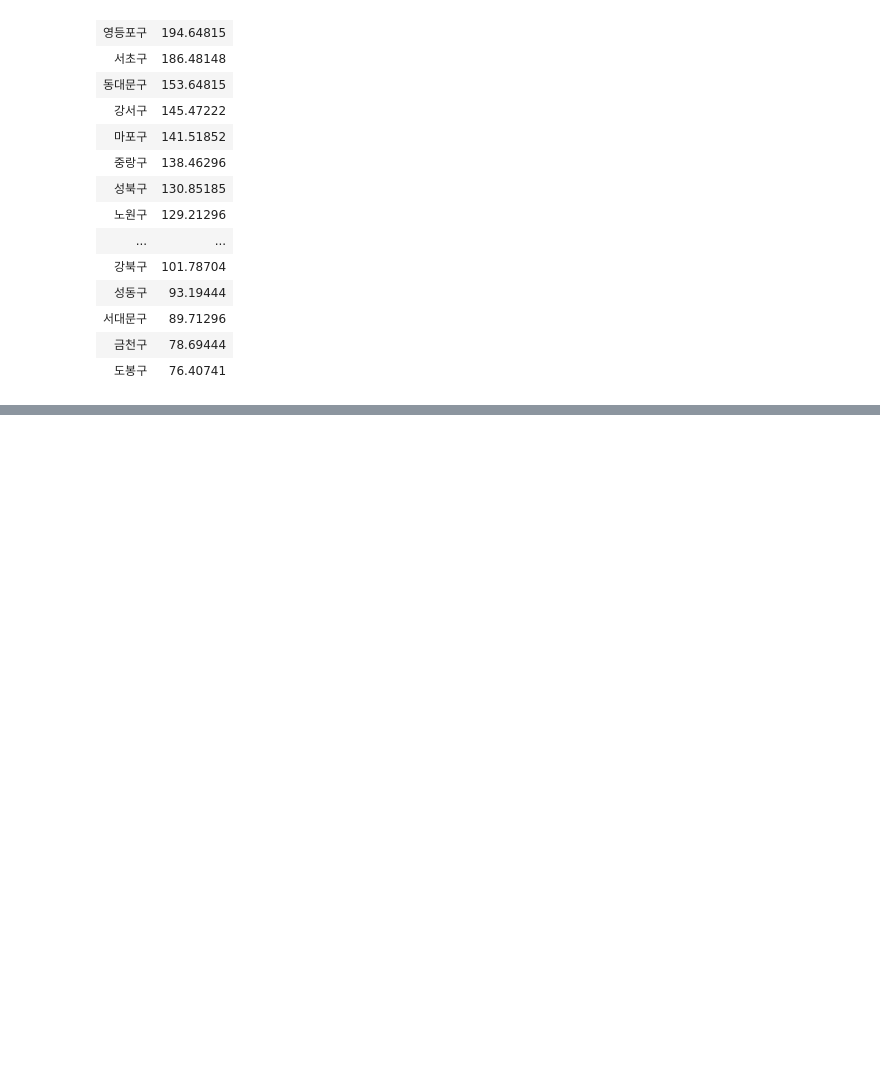
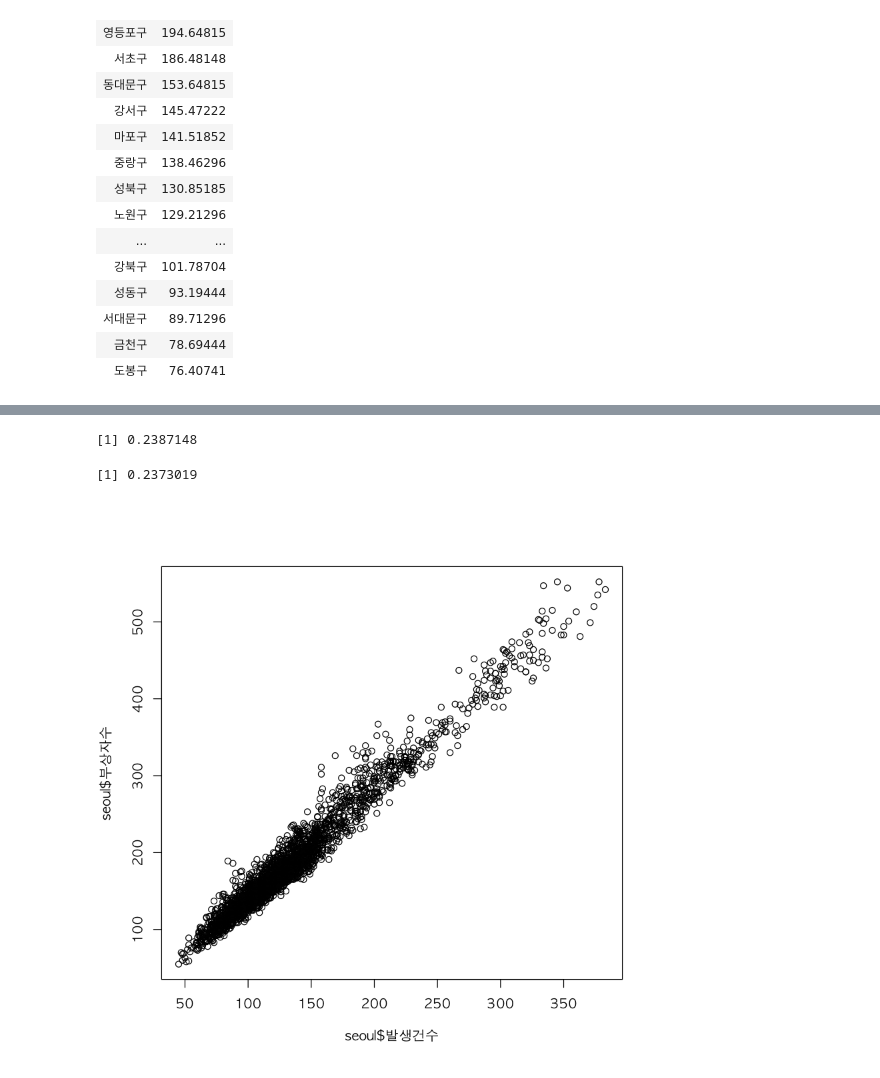
Before and after one commit to yang-gwihyeon/R_yang, a Jupyter notebook: 08. 파일 입출력.ipynb, the cells around one changed output, grey strips where cells are left out. Saved outputs shown, nothing was run; the diff lists cells and outputs as text; code cells hidden in the pictures; blank space fills up the shorter version.

```diff
--- a/08. 파일 입출력.ipynb
+++ b/08. 파일 입출력.ipynb
@@ -745,0 +942,14 @@ arrange(regionAcc.mean, desc(발생건수))
+# %%
+cor(seoul$발생건수, seoul$사망자수)
+# %% [output]
+[1] 0.2387148
+# %%
+# 교통사고 부상자수와 사망자수의 관계
+cor(seoul$부상자수, seoul$사망자수)
+# %% [output]
+[1] 0.2373019
+# %%
+par(family = "AppleGothic")
+plot(seoul$발생건수,seoul$부상자수)
+# %% [output]
+[figure, added]
```
Also changed, not shown: parts of 32 cells of this notebook, 7 other files.
